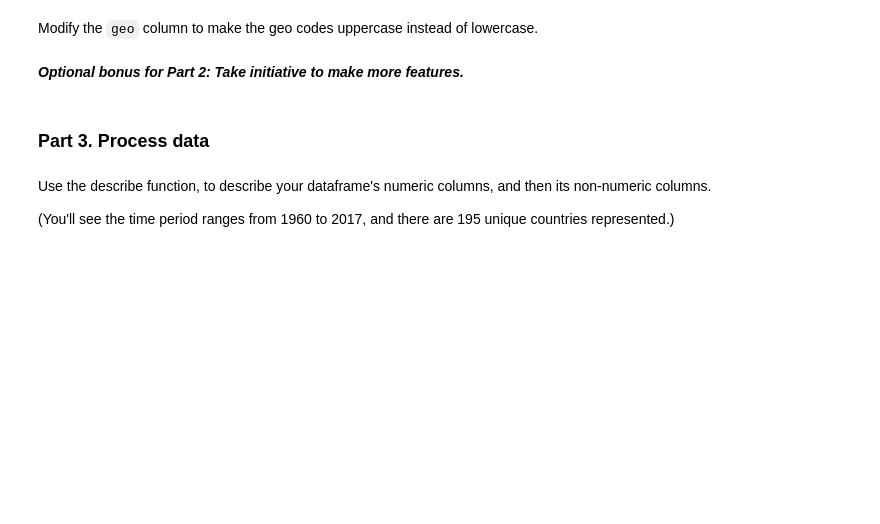
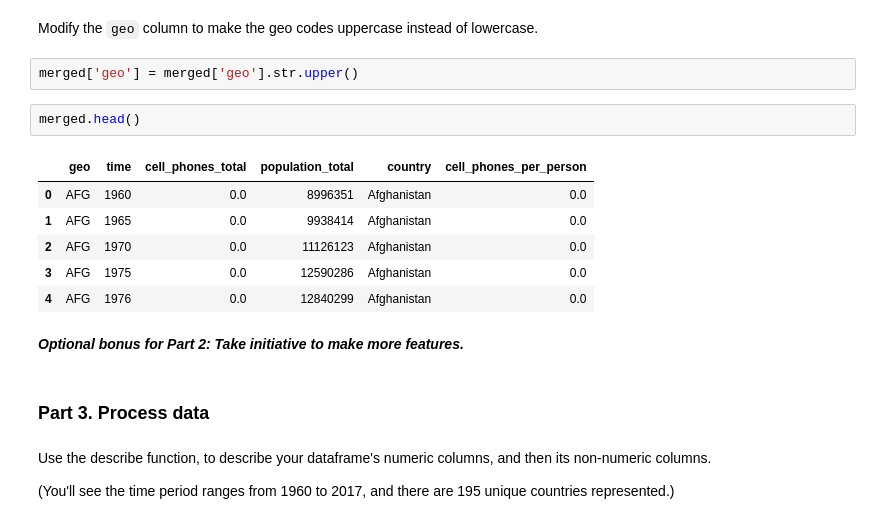
Before and after one commit to AndrewMarksArt/AndrewMarksArt.github.io, a Jupyter notebook: DS_Unit_1_Sprint_Challenge_2_Data_Wrangling_and_Storytelling.ipynb, the cells around one changed output. Drawn from its saved outputs; the diff is of its cells as text; blank space fills up the shorter version.

```diff
--- a/DS_Unit_1_Sprint_Challenge_2_Data_Wrangling_and_Storytelling.ipynb
+++ b/DS_Unit_1_Sprint_Challenge_2_Data_Wrangling_and_Storytelling.ipynb
@@ -135,5 +168,16 @@ Calculate the number of cell phones per person, and add this column onto your da
 # %% [markdown]
 Modify the `geo` column to make the geo codes uppercase instead of lowercase.
+# %%
+merged['geo'] = merged['geo'].str.upper()
+# %%
+merged.head()
+# %% [output]
+|  | geo | time | cell_phones_total | population_total | country | cell_phones_per_person |
+| 0 | AFG | 1960 | 0.0 | 8996351 | Afghanistan | 0.0 |
+| 1 | AFG | 1965 | 0.0 | 9938414 | Afghanistan | 0.0 |
+| 2 | AFG | 1970 | 0.0 | 11126123 | Afghanistan | 0.0 |
+| 3 | AFG | 1975 | 0.0 | 12590286 | Afghanistan | 0.0 |
+| 4 | AFG | 1976 | 0.0 | 12840299 | Afghanistan | 0.0 |
 # %% [markdown]
 ***Optional bonus for Part 2: Take initiative to make more features.***
 # %% [markdown]
```
Also changed, not shown: parts of 4 cells of this notebook.
